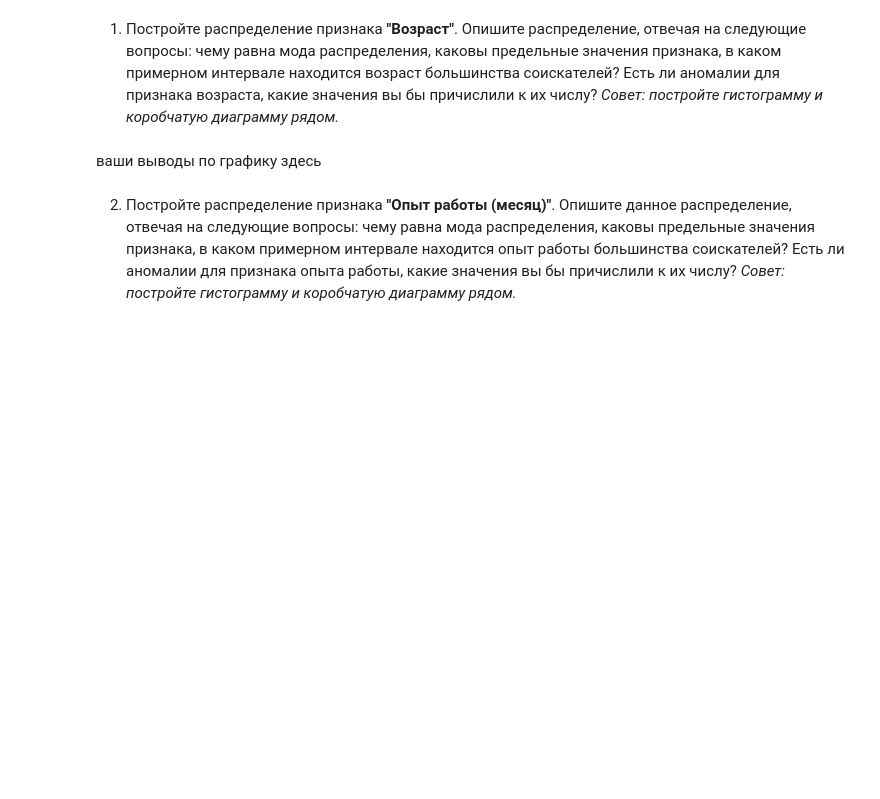
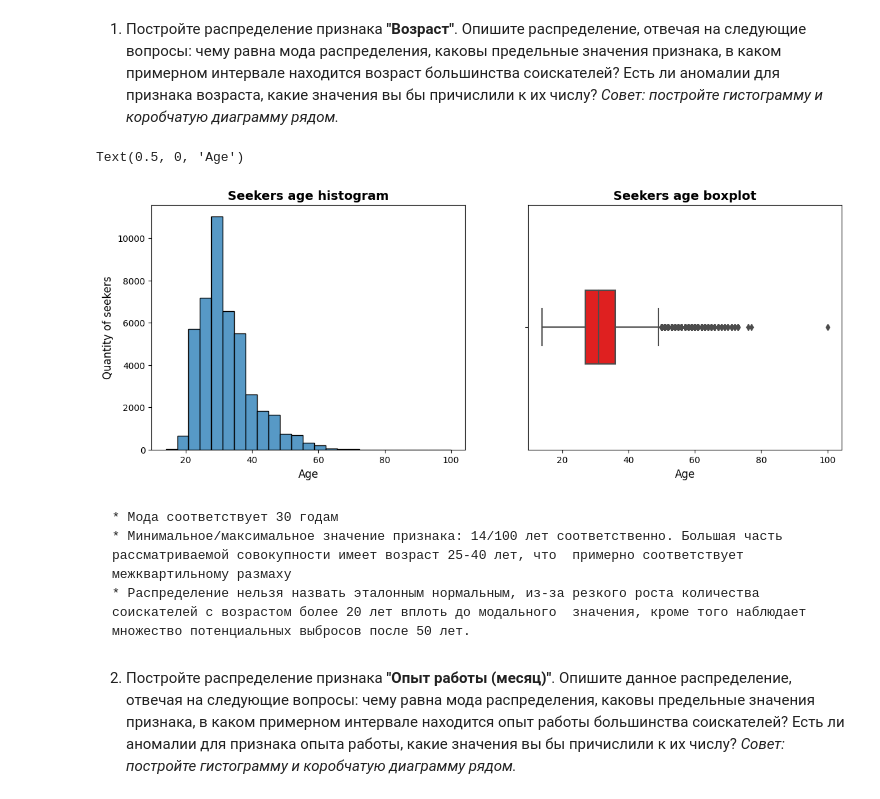
Before and after one commit to ssiarhei115/CV-dbase-analysis, a Jupyter notebook: Project1_template.ipynb, the cells around one changed output. Drawn from its saved outputs; the diff is of its cells as text; code cells hidden in the pictures; blank space fills up the shorter version.

Commit message:
complete graph 1-4

```diff
--- a/Project1_template.ipynb
+++ b/Project1_template.ipynb
@@ -361,9 +383,42 @@ display(df.shape)
 1. Постройте распределение признака **"Возраст"**. Опишите распределение, отвечая на следующие вопросы: чему равна мода распределения, каковы предельные значения признака, в каком примерном интервале находится возраст большинства соискателей? Есть ли аномалии для признака возраста, какие значения вы бы причислили к их числу?
 *Совет: постройте гистограмму и коробчатую диаграмму рядом.*
 # %%
-# ваш код здесь
+fig, axes = plt.subplots(nrows=1, ncols=2, figsize= (14,5))
+
+age_hist = sns.histplot(
+    df,
+    x='Возраст',
+    bins=25,
+    kde=False,
+    ax=axes[0]
+)
+
+age_hist.set_title('Seekers age histogram', fontsize=14, fontweight='bold')
+age_hist.set_xlabel('Age', fontsize=12)
+age_hist.set_ylabel('Quantity of seekers', fontsize=12)
+#sns.despine(trim=True, offset=10)
+
+age_box = sns.boxplot(
+    df,
+    x='Возраст',
+    #y='Пол',
+    orient='h',
+    width=0.3,
+    palette=['r','y'],
+    ax=axes[1]
+)
+#sns.despine(offset=10, trim=True)
+age_box.set_title('Seekers age boxplot', fontsize=14, fontweight='bold')
+age_box.set_xlabel('Age', fontsize=12)
+
+# display(df['Возраст'].describe())
+# %% [output]
+Text(0.5, 0, 'Age')
+[figure, added]
 # %% [markdown]
-ваши выводы по графику здесь
+    * Мода соответствует 30 годам
+    * Минимальное/максимальное значение признака: 14/100 лет соответственно. Большая часть рассматриваемой совокупности имеет возраст 25-40 лет, что  примерно соответствует межквартильному размаху
+    * Распределение нельзя назвать эталонным нормальным, из-за резкого роста количества соискателей с возрастом более 20 лет вплоть до модального  значения, кроме того наблюдает множество потенциальных выбросов после 50 лет.
 # %% [markdown]
 2. Постройте распределение признака **"Опыт работы (месяц)"**. Опишите данное распределение, отвечая на следующие вопросы: чему равна мода распределения, каковы предельные значения признака, в каком примерном интервале находится опыт работы большинства соискателей? Есть ли аномалии для признака опыта работы, какие значения вы бы причислили к их числу?
 *Совет: постройте гистограмму и коробчатую диаграмму рядом.*
```
Also changed, not shown: parts of 10 cells of this notebook.
